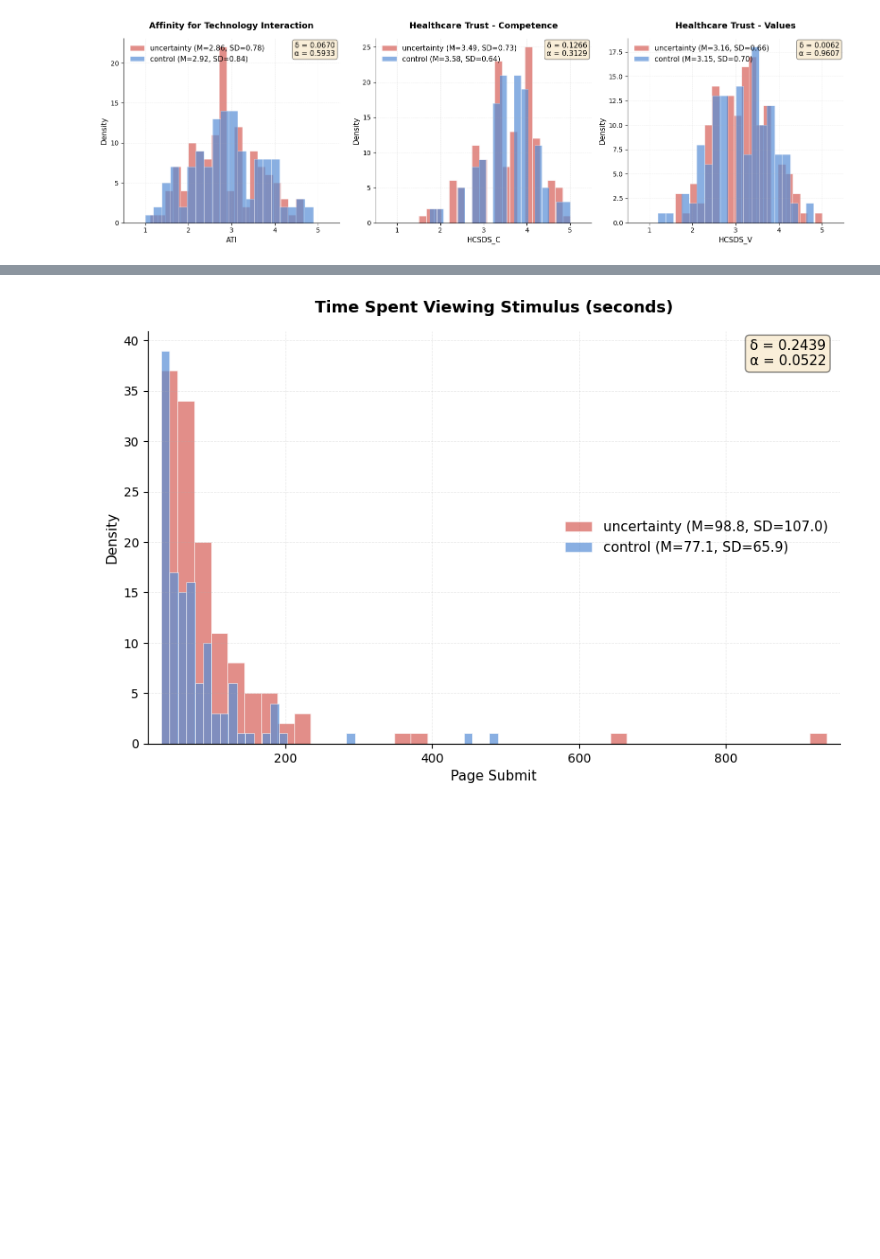
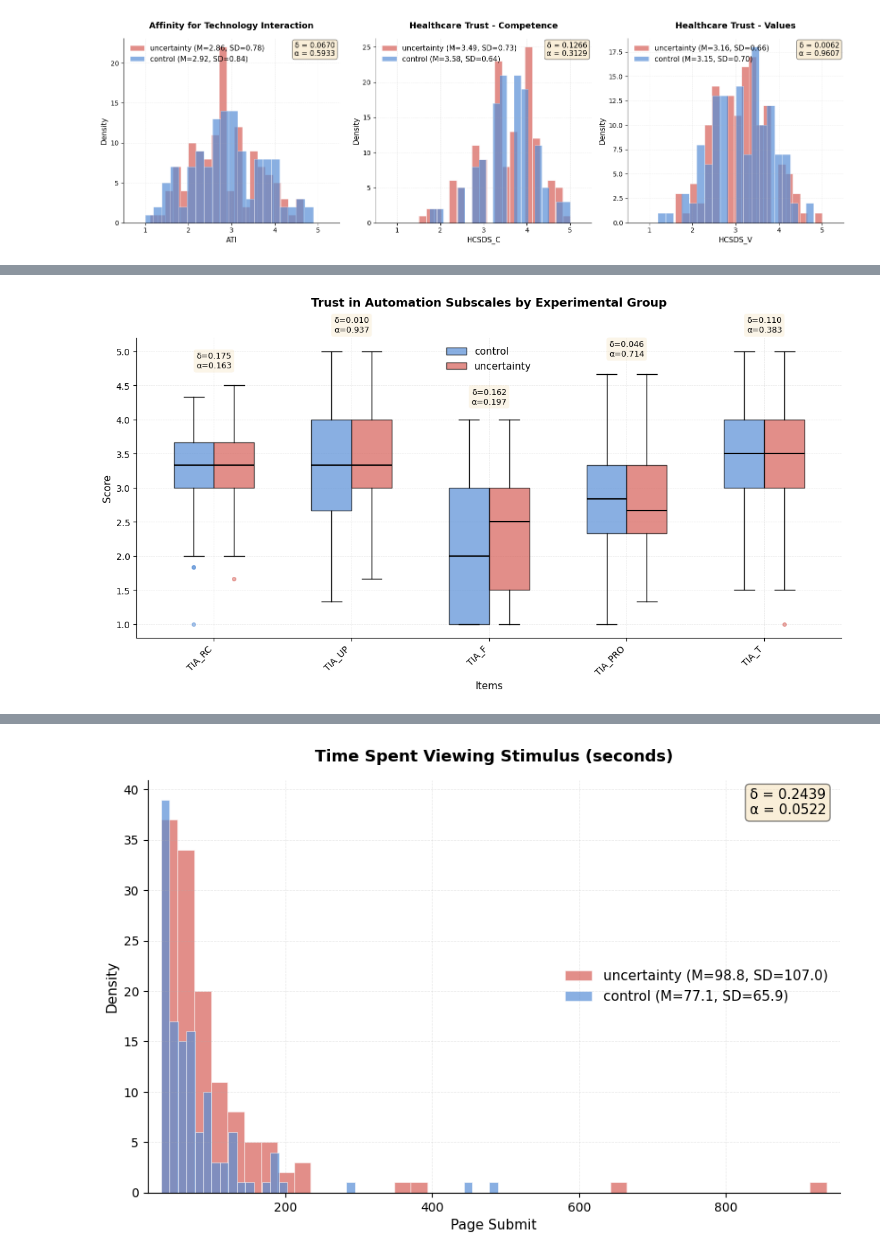
Before and after one commit to TimWiesner99/thesis-analysis, a Jupyter notebook: processing/plot_examples.ipynb, the cells around one changed output, grey strips where cells are left out. Cells and saved outputs as stored; diff of their text form; code cells hidden in the pictures; blank space fills up the shorter version.

```diff
--- a/processing/overview.ipynb
+++ b/processing/plot_examples.ipynb
@@ -221,0 +233,15 @@ plt.show()
+# %%
+# Example 2: Boxplot with group comparison using default labels
+# Compares control vs uncertainty group for each subscale
+# - Items are grouped together with control/uncertainty boxes side-by-side
+# - Cohen's d and p-value displayed above each item comparison
+# - All items share the same y-axis scale (ideal for Likert scales)
+
+fig, ax = plt.subplots(figsize=(14, 6))
+plot_boxplot(data, ['tia_rc', 'tia_up', 'tia_f', 'tia_pro', 'tia_t'],
+             group_by='stimulus_group',
+             title='Trust in Automation Subscales by Experimental Group',
+             ax=ax)
+plt.show()
+# %% [output]
+[figure, added]
```
Also changed, not shown: parts of 11 cells of this notebook, 2 other files.
